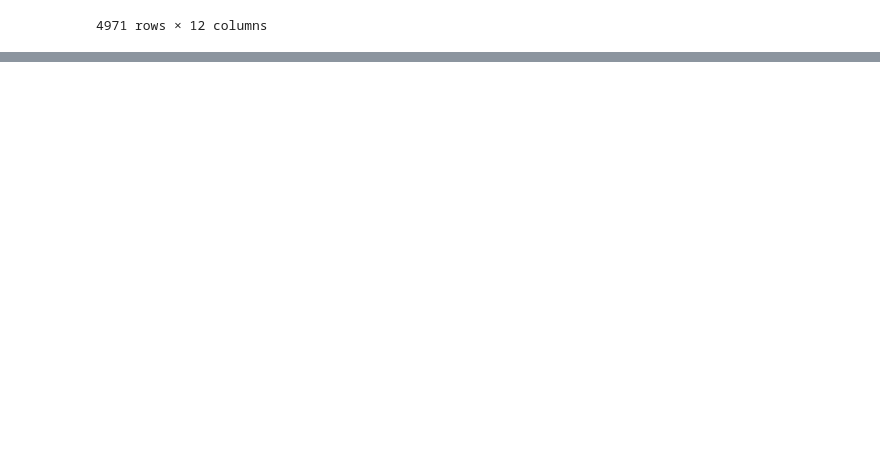
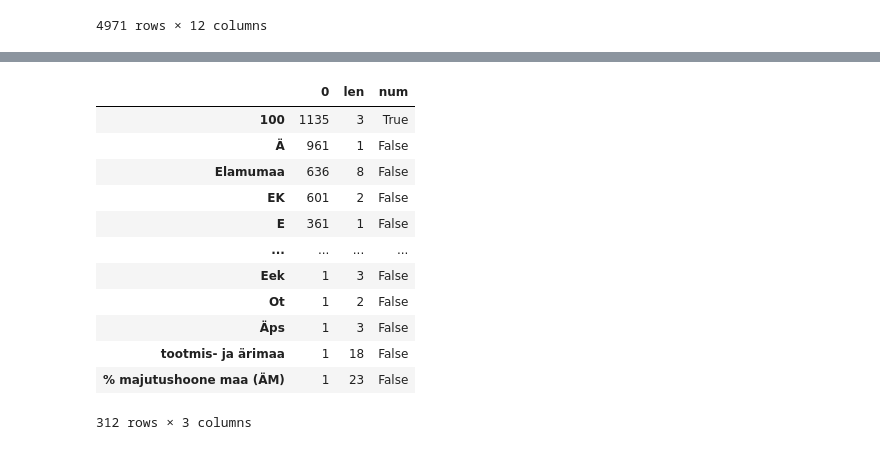
Before and after one commit to taavip/MAPlaneeringud, a Jupyter notebook: plan_analyys.ipynb, the cells around one changed output, grey strips where cells are left out. Cells and saved outputs as stored; diff of their text form; code cells hidden in the pictures; blank space fills up the shorter version.

```diff
--- a/plan_analyys.ipynb
+++ b/plan_analyys.ipynb
@@ -275,3 +250,16 @@ df
 | 4969 | 90412 | 4 | Maatulundusmaa | M; | 1 | Maatulundusmaa | 0 | 14 | 1 | 1 | ... |
 | 4970 | 90412 | 3 | Maatulundusmaa | M; | 1 | Maatulundusmaa | 0 | 14 | 1 | 1 | ... |
 4971 rows × 12 columns
+# %%
+def strip_element(my_list):
+  return list(filter(lambda x: x != "", [x.strip() for x in my_list]))
+# %%
+df["otstarve_l"] = df["otstarve"].str.split(r'(\d+)')
+#df["otstarve_l"] = df["otstarve_l"].str.strip()
+for row in df.loc[df.otstarve_l.isnull(), 'otstarve_l'].index:
+    df.at[row, 'otstarve_l'] = []
+
+df['otstarve_l']=df['otstarve_l'].apply(strip_element)
+df["otstarve_ll"] = df["otstarve_l"].str.len()
+df["otstarve_ll"] = df["otstarve_ll"].fillna(0).astype(float).astype(int)
+df
@@ -277,0 +280,22 @@ df
+# %%
+def to_1D(series):
+ return pd.Series([x for _list in series for x in _list])
+# %%
+count_so=to_1D(df["otstarve_l"]).value_counts().to_frame()
+count_so['len']=count_so.index.str.len()
+count_so['num']=count_so.index.str.isnumeric()
+count_so
+# %% [output]
+|  | 0 | len | num |
+| 100 | 1135 | 3 | True |
+| Ä | 961 | 1 | False |
+| Elamumaa | 636 | 8 | False |
+| EK | 601 | 2 | False |
+| E | 361 | 1 | False |
+| ... | ... | ... | ... |
+| Eek | 1 | 3 | False |
+| Ot | 1 | 2 | False |
+| Äps | 1 | 3 | False |
+| tootmis- ja ärimaa | 1 | 18 | False |
+| % majutushoone maa (ÄM) | 1 | 23 | False |
+312 rows × 3 columns
```
Also changed, not shown: parts of 9 cells of this notebook.
